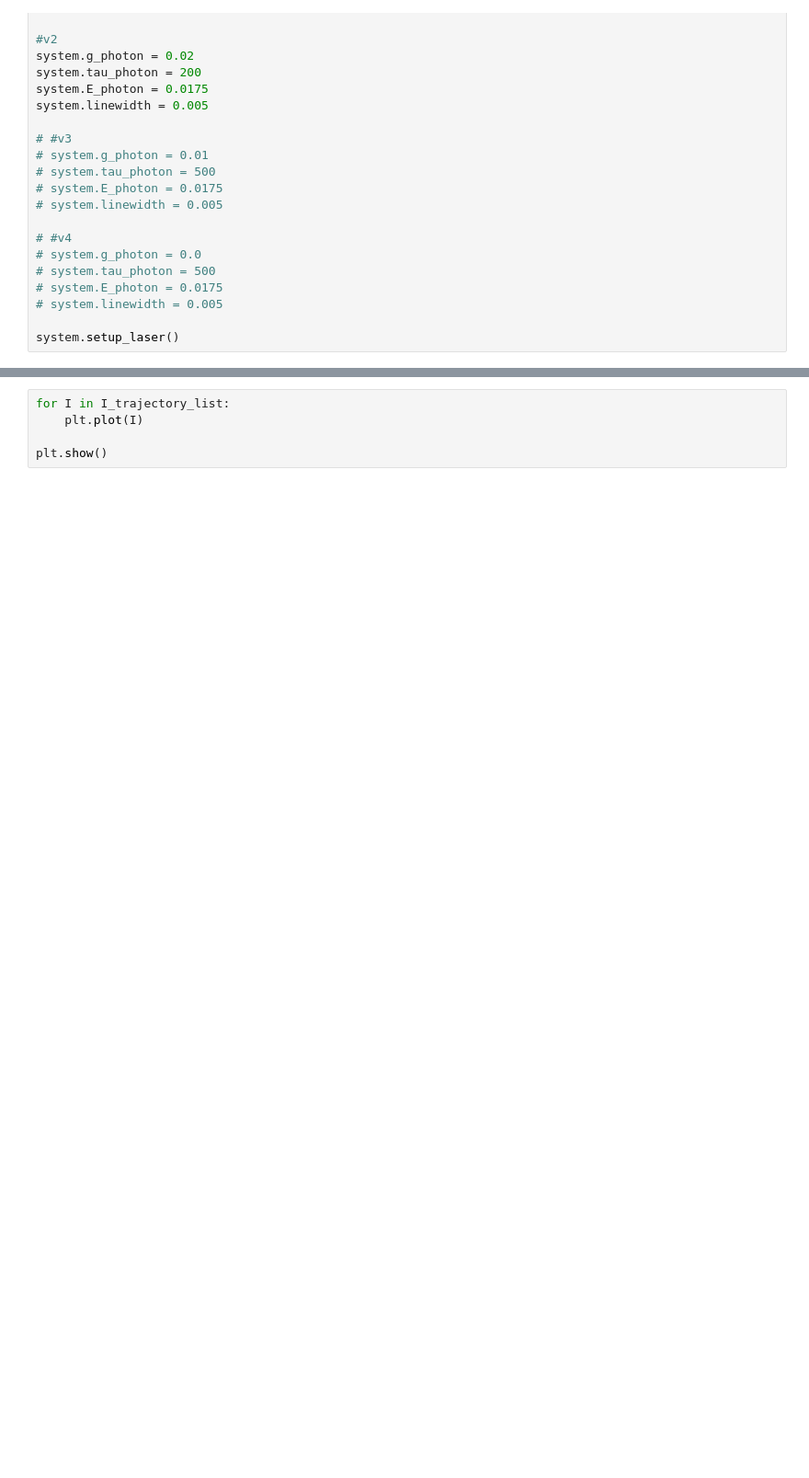
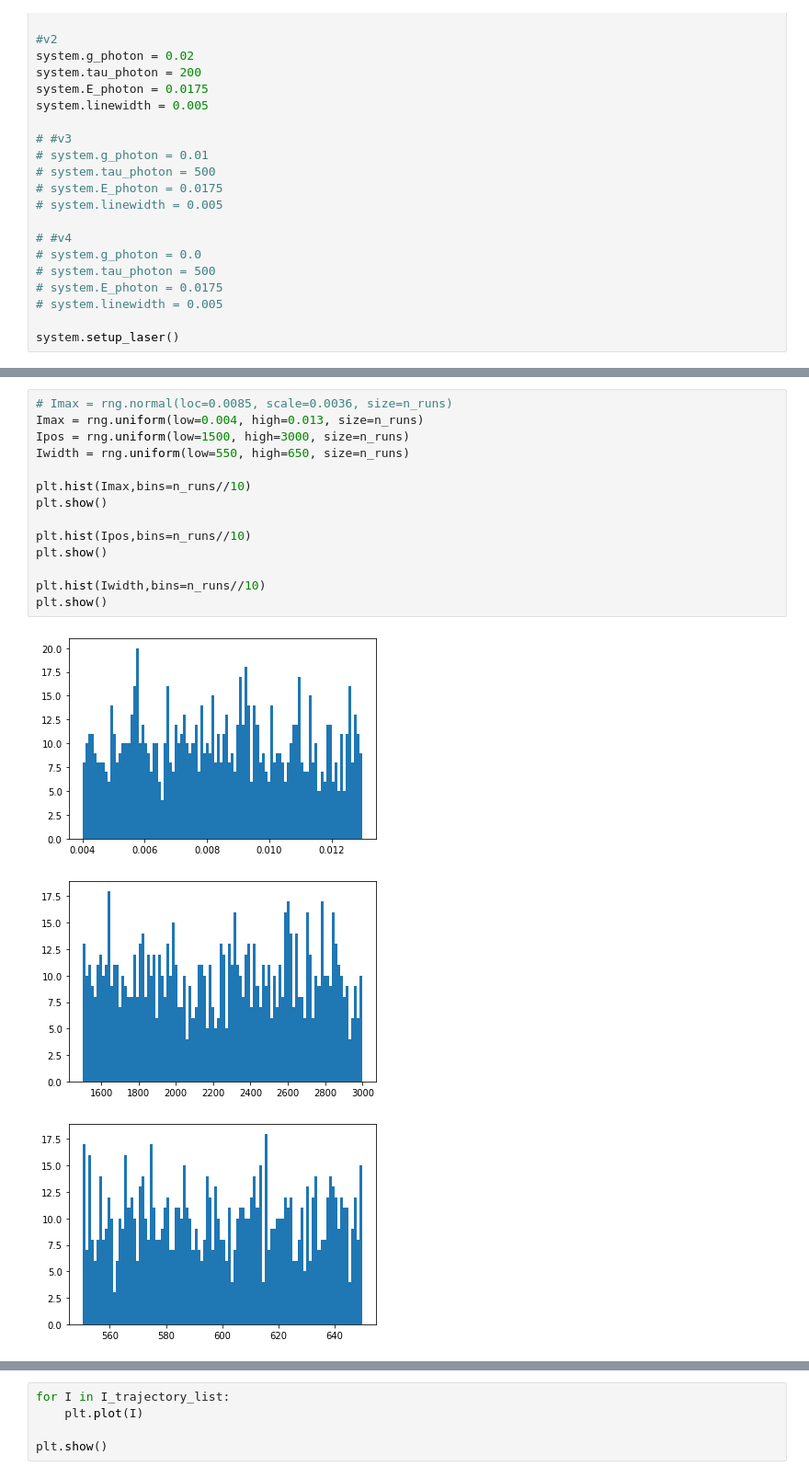
Before and after one commit to stmeinecke/derrom, a Jupyter notebook: ELPH/simulate_PHELPH.ipynb, the cells around one changed output, grey strips where cells are left out. Shown at 92% size. Drawn from its saved outputs; the diff is of its cells as text; blank space fills up the shorter version.

```diff
--- a/ELPH/simulate_PHELPH.ipynb
+++ b/ELPH/simulate_PHELPH.ipynb
@@ -76,6 +75,24 @@ plt.show()
 # %% [output]
 [figure]
 [figure]
+# %%
+# Imax = rng.normal(loc=0.0085, scale=0.0036, size=n_runs)
+Imax = rng.uniform(low=0.004, high=0.013, size=n_runs)
+Ipos = rng.uniform(low=1500, high=3000, size=n_runs)
+Iwidth = rng.uniform(low=550, high=650, size=n_runs)
+
+plt.hist(Imax,bins=n_runs//10)
+plt.show()
+
+plt.hist(Ipos,bins=n_runs//10)
+plt.show()
+
+plt.hist(Iwidth,bins=n_runs//10)
+plt.show()
+# %% [output]
+[figure, added]
+[figure, added]
+[figure, added]
 # %%
 I_trajectory_list = []
 el_trajectory_list = []
```
Also changed, not shown: parts of 4 cells of this notebook, 2 other files.
